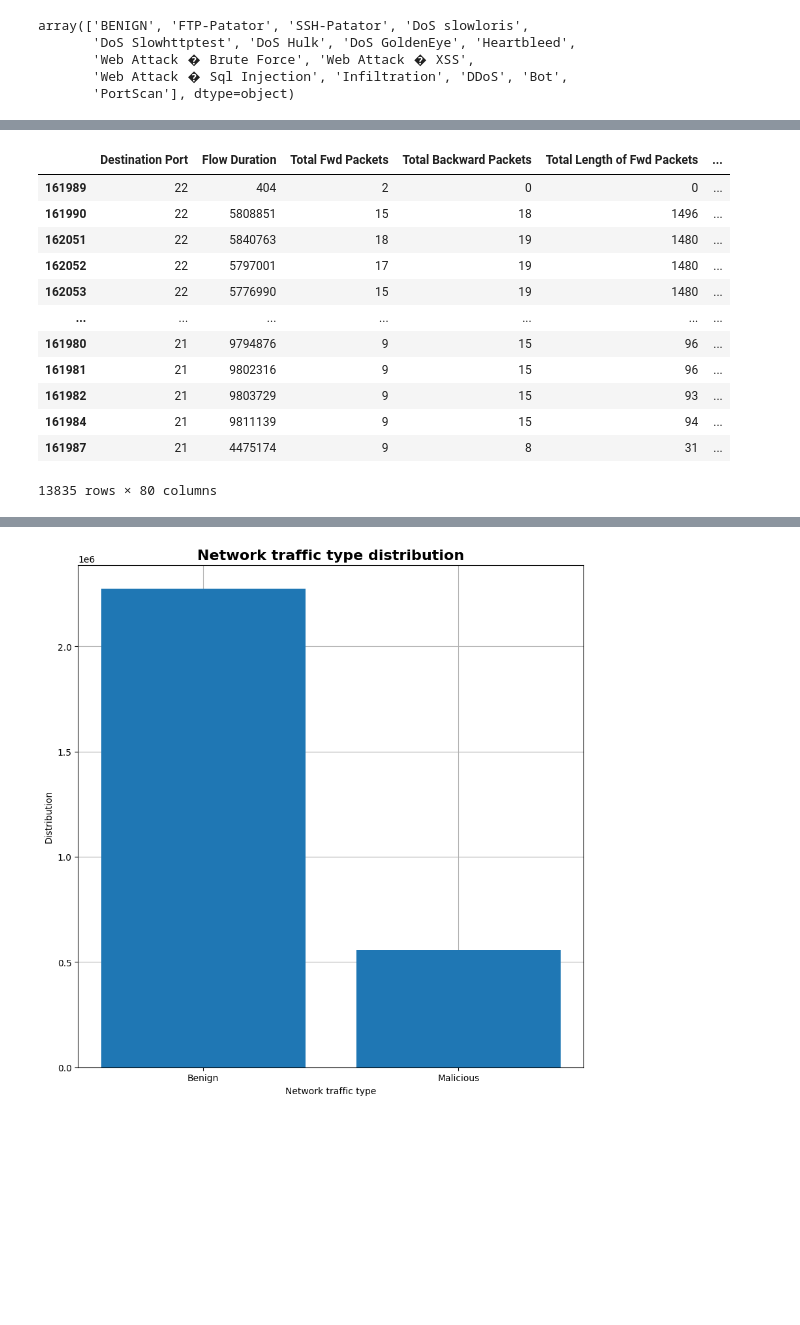
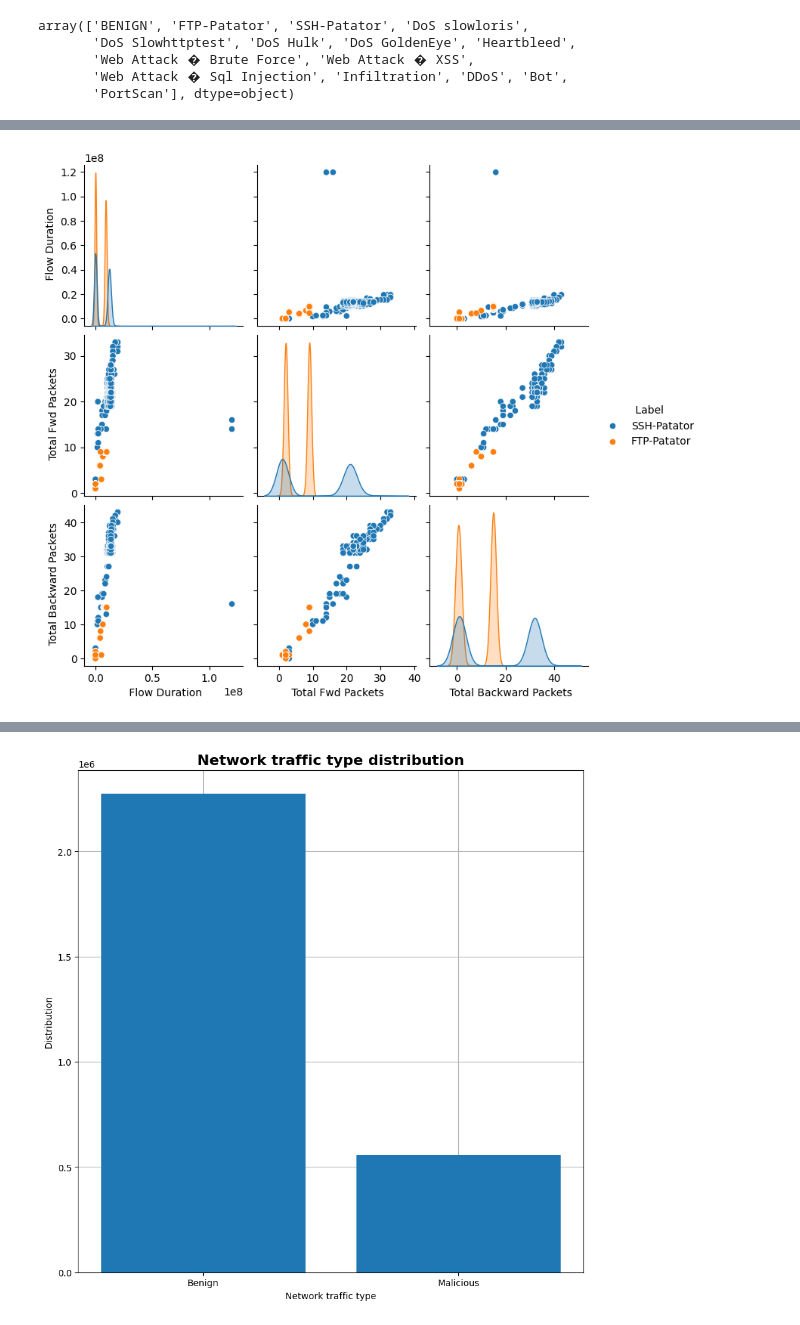
Before and after one commit to KostasEreksonas/IDS_test, a Jupyter notebook: CIC-IDS-2017.ipynb, the cells around one changed output, grey strips where cells are left out. Cells and saved outputs as stored; diff of their text form; code cells hidden in the pictures; blank space fills up the shorter version.

```diff
--- a/CIC-IDS-2017.ipynb
+++ b/CIC-IDS-2017.ipynb
@@ -182,2 +310,11 @@ array(['BENIGN', 'FTP-Patator', 'SSH-Patator', 'DoS slowloris',
 # %%
-frames = [data[data[' Label']=="SSH-Patator"], data[data[' Label']=="FTP-Patator"]]
+frames = [
+    data[data[' Label']=="SSH-Patator"],
+    data[data[' Label']=="FTP-Patator"]
+]
+
+df = pd.concat(frames)
+
+pair_plot(df, ' Label', "Patator-Pairplot")
+# %% [output]
+[figure, added]
@@ -186,16 +320,0 @@ new = pd.concat(frames)
-# %%
-new
-# %% [output]
-|  | Destination Port | Flow Duration | Total Fwd Packets | Total Backward Packets | Total Length of Fwd Packets | ... |
-| 161989 | 22 | 404 | 2 | 0 | 0 | ... |
-| 161990 | 22 | 5808851 | 15 | 18 | 1496 | ... |
-| 162051 | 22 | 5840763 | 18 | 19 | 1480 | ... |
-| 162052 | 22 | 5797001 | 17 | 19 | 1480 | ... |
-| 162053 | 22 | 5776990 | 15 | 19 | 1480 | ... |
-| ... | ... | ... | ... | ... | ... | ... |
-| 161980 | 21 | 9794876 | 9 | 15 | 96 | ... |
-| 161981 | 21 | 9802316 | 9 | 15 | 96 | ... |
-| 161982 | 21 | 9803729 | 9 | 15 | 93 | ... |
-| 161984 | 21 | 9811139 | 9 | 15 | 94 | ... |
-| 161987 | 21 | 4475174 | 9 | 8 | 31 | ... |
-13835 rows × 80 columns
```
Also changed, not shown: parts of 35 cells of this notebook.
